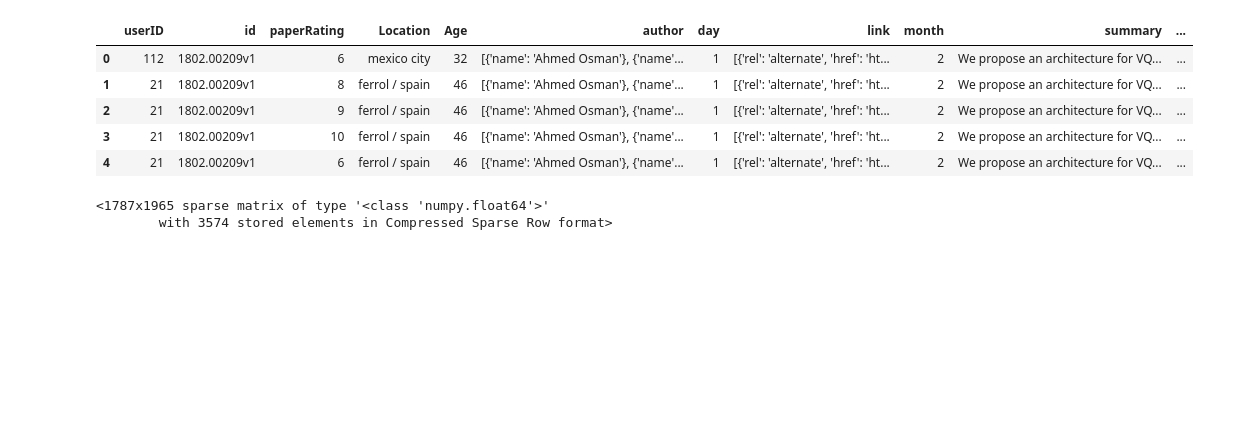
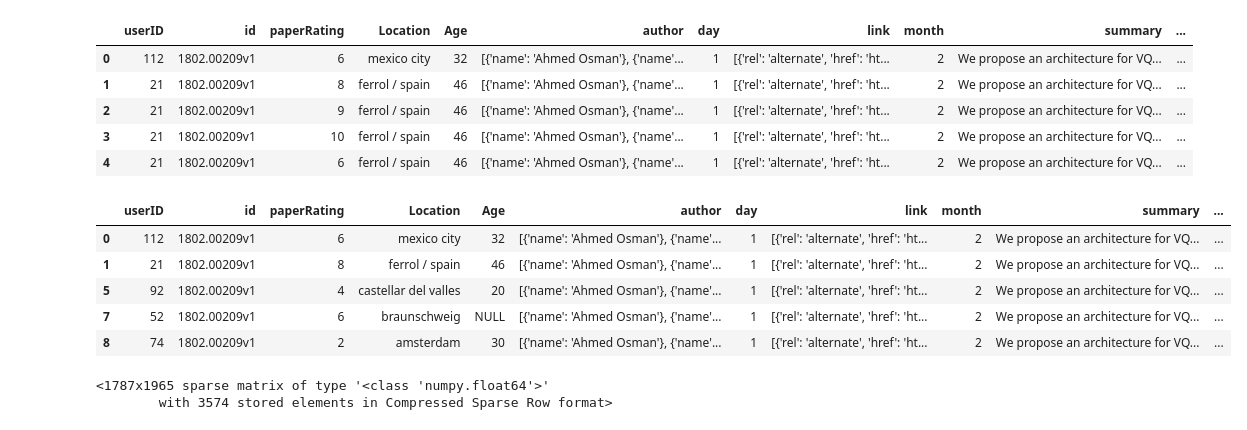
Before and after one commit to Veys101/Paper-Recommendation-Application, a Jupyter notebook: Hybrid-System/Hybrid_Method_v1.0.ipynb, the cells around one changed output. Cells and saved outputs as stored; diff of their text form; code cells hidden in the pictures; blank space fills up the shorter version.

```diff
--- a/Hybrid-System/Hybrid_Method_v1.0.ipynb
+++ b/Hybrid-System/Hybrid_Method_v1.0.ipynb
@@ -38,6 +38,15 @@ merge_df.head()
 | 4 | 21 | 1802.00209v1 | 6 | ferrol / spain | 46 | [{'name': 'Ahmed Osman'}, {'name'... | 1 | [{'rel': 'alternate', 'href': 'ht... | 2 | We propose an architecture for VQ... | ... |
 # %%
 merge_df.drop_duplicates(subset=['userID','id'],inplace=True)
+# %%
+merge_df.head()
+# %% [output]
+|  | userID | id | paperRating | Location | Age | author | day | link | month | summary | ... |
+| 0 | 112 | 1802.00209v1 | 6 | mexico city | 32 | [{'name': 'Ahmed Osman'}, {'name'... | 1 | [{'rel': 'alternate', 'href': 'ht... | 2 | We propose an architecture for VQ... | ... |
+| 1 | 21 | 1802.00209v1 | 8 | ferrol / spain | 46 | [{'name': 'Ahmed Osman'}, {'name'... | 1 | [{'rel': 'alternate', 'href': 'ht... | 2 | We propose an architecture for VQ... | ... |
+| 5 | 92 | 1802.00209v1 | 4 | castellar del valles | 20 | [{'name': 'Ahmed Osman'}, {'name'... | 1 | [{'rel': 'alternate', 'href': 'ht... | 2 | We propose an architecture for VQ... | ... |
+| 7 | 52 | 1802.00209v1 | 6 | braunschweig | NULL | [{'name': 'Ahmed Osman'}, {'name'... | 1 | [{'rel': 'alternate', 'href': 'ht... | 2 | We propose an architecture for VQ... | ... |
+| 8 | 74 | 1802.00209v1 | 2 | amsterdam | 30 | [{'name': 'Ahmed Osman'}, {'name'... | 1 | [{'rel': 'alternate', 'href': 'ht... | 2 | We propose an architecture for VQ... | ... |
 # %%
 from sklearn.preprocessing import OneHotEncoder
 encode = OneHotEncoder(sparse=True)
```
Also changed, not shown: parts of 8 cells of this notebook.
